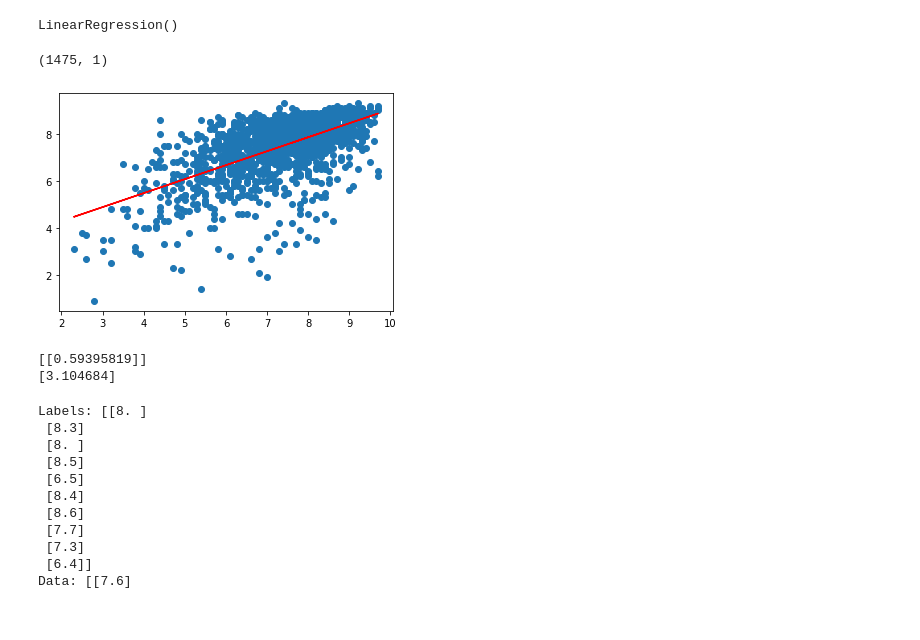
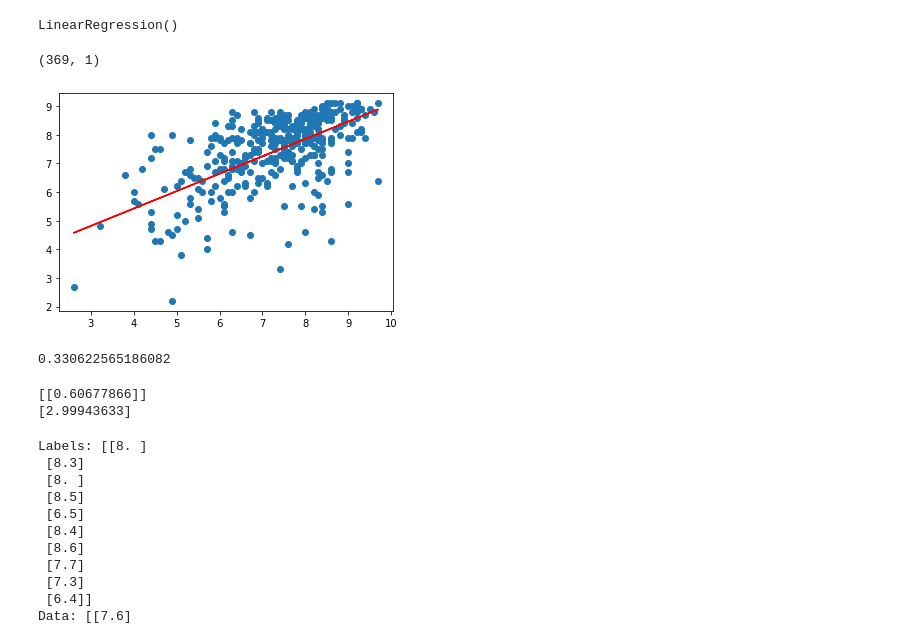
Before and after one commit to Sephike/final_project_test, a Jupyter notebook: Resources/Machine_Learning_Model_final.ipynb, the cells around one changed output. Cells and saved outputs as stored; diff of their text form; code cells hidden in the pictures.

```diff
--- a/Resources/Machine_Learning_Model_final.ipynb
+++ b/Resources/Machine_Learning_Model_final.ipynb
@@ -307,34 +302,41 @@ X.shape
 # %%
 #target variable, or the user_score column
 y = df_dummy.userscore.values.reshape(-1, 1)
+# %%
+# Split training/test datasets
+X_train, X_test, y_train, y_test = train_test_split(X, y, random_state=42)
 # %%
 #create an instance of the linear regression model
 model = LinearRegression()
 # %%
 # fitting or training the Model
-model.fit(X, y)
+model.fit(X_train, y_train)
 # %% [output]
 LinearRegression()
 # %%
 #the model will predict the Model
-y_pred = model.predict(X)
+y_pred = model.predict(X_test)
 print(y_pred.shape)
 # %% [output]
-(1475, 1)
+(369, 1)
 # %%
 #Predictions for years of experience
-plt.scatter(X, y)
-plt.plot(X, y_pred, color='red')
+plt.scatter(X_test, y_test)
+plt.plot(X_test, y_pred, color='red')
 plt.show()
 # %% [output]
-[figure, old version]
+[figure, new version]
+# %%
+model.score(X_test,y_test)
+# %% [output]
+0.330622565186082
 # %%
 #examine the specific parameters of our model: the slope and the y-intercept. The slope is represented by model.coef_, and model.intercept_ is the y-intercept:
 print(model.coef_)
 print(model.intercept_)
 # %% [output]
-[[0.59395819]]
-[3.104684]
+[[0.60677866]]
+[2.99943633]
 # %%
 #Print the Labels and Data from the Model
 print(f"Labels: {y[:10]}")
```
Also changed, not shown: parts of 13 cells of this notebook.
